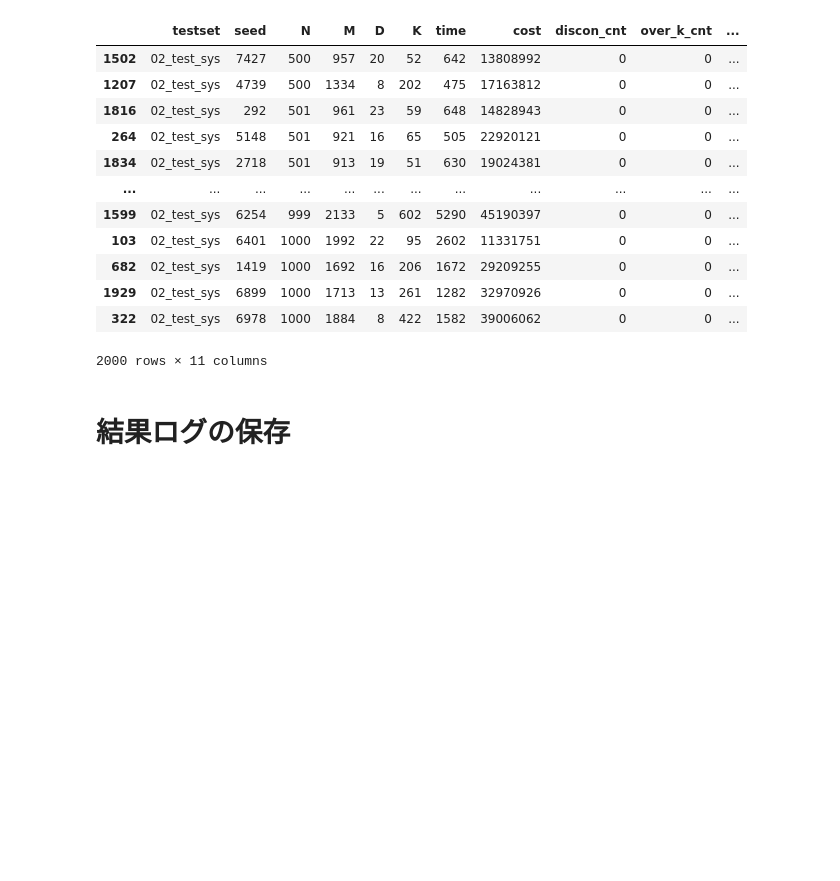
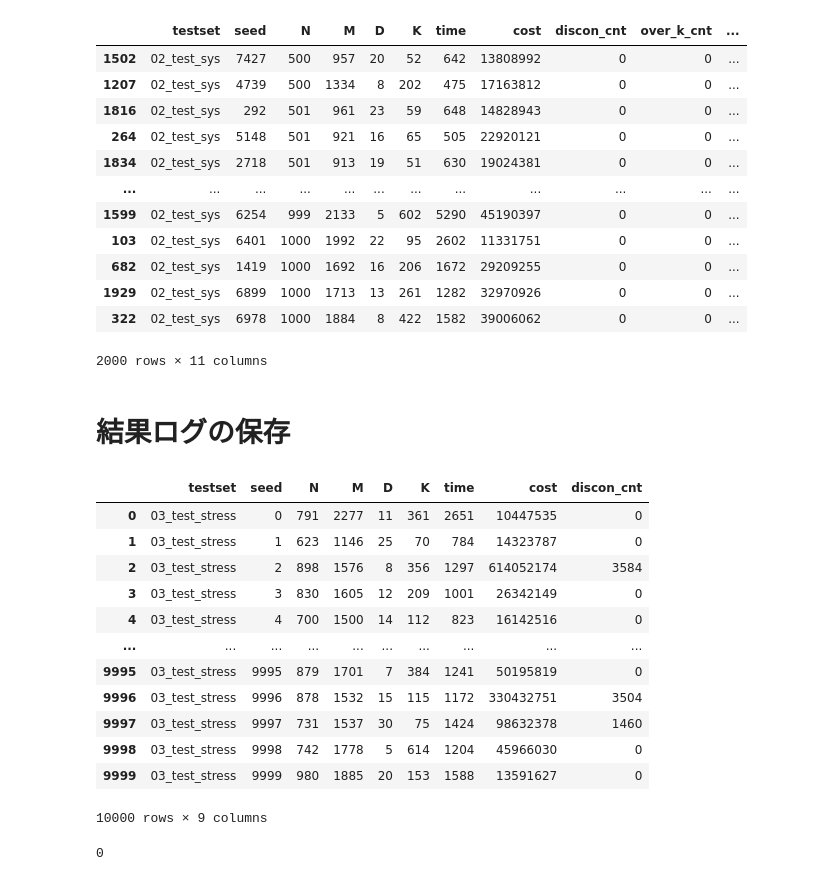
Before and after one commit to starpentagon/ahc017, a Jupyter notebook: work/90_notebook/01_test.ipynb, the cells around one changed output. Cells and saved outputs as stored; diff of their text form; code cells hidden in the pictures; blank space fills up the shorter version.

```diff
--- a/work/90_notebook/01_test.ipynb
+++ b/work/90_notebook/01_test.ipynb
@@ -240,3 +310,19 @@ result_df.sort_values('N')
 2000 rows × 11 columns
 # %% [markdown]
 # 結果ログの保存
+# %%
+result_df
+# %% [output]
+|  | testset | seed | N | M | D | K | time | cost | discon_cnt |
+| 0 | 03_test_stress | 0 | 791 | 2277 | 11 | 361 | 2651 | 10447535 | 0 |
+| 1 | 03_test_stress | 1 | 623 | 1146 | 25 | 70 | 784 | 14323787 | 0 |
+| 2 | 03_test_stress | 2 | 898 | 1576 | 8 | 356 | 1297 | 614052174 | 3584 |
+| 3 | 03_test_stress | 3 | 830 | 1605 | 12 | 209 | 1001 | 26342149 | 0 |
+| 4 | 03_test_stress | 4 | 700 | 1500 | 14 | 112 | 823 | 16142516 | 0 |
+| ... | ... | ... | ... | ... | ... | ... | ... | ... | ... |
+| 9995 | 03_test_stress | 9995 | 879 | 1701 | 7 | 384 | 1241 | 50195819 | 0 |
+| 9996 | 03_test_stress | 9996 | 878 | 1532 | 15 | 115 | 1172 | 330432751 | 3504 |
+| 9997 | 03_test_stress | 9997 | 731 | 1537 | 30 | 75 | 1424 | 98632378 | 1460 |
+| 9998 | 03_test_stress | 9998 | 742 | 1778 | 5 | 614 | 1204 | 45966030 | 0 |
+| 9999 | 03_test_stress | 9999 | 980 | 1885 | 20 | 153 | 1588 | 13591627 | 0 |
+10000 rows × 9 columns
@@ -243,3 +331,7 @@ result_df.sort_values('N')
+# %%
+sum(f)
+# %% [output]
+0
 # %%
 t_now = datetime.datetime.now() + datetime.timedelta(hours=9)
 time_str = t_now.strftime('%Y%m%d_%H%M')
```
Also changed, not shown: parts of 13 cells of this notebook, 16 other files.
